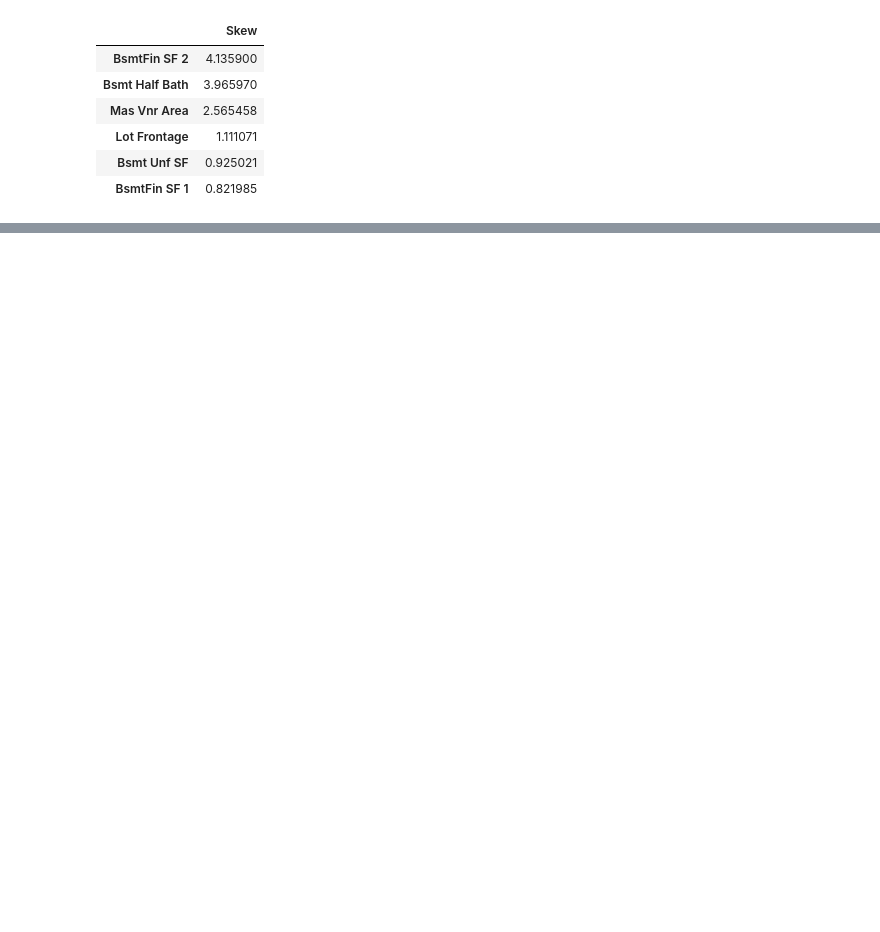
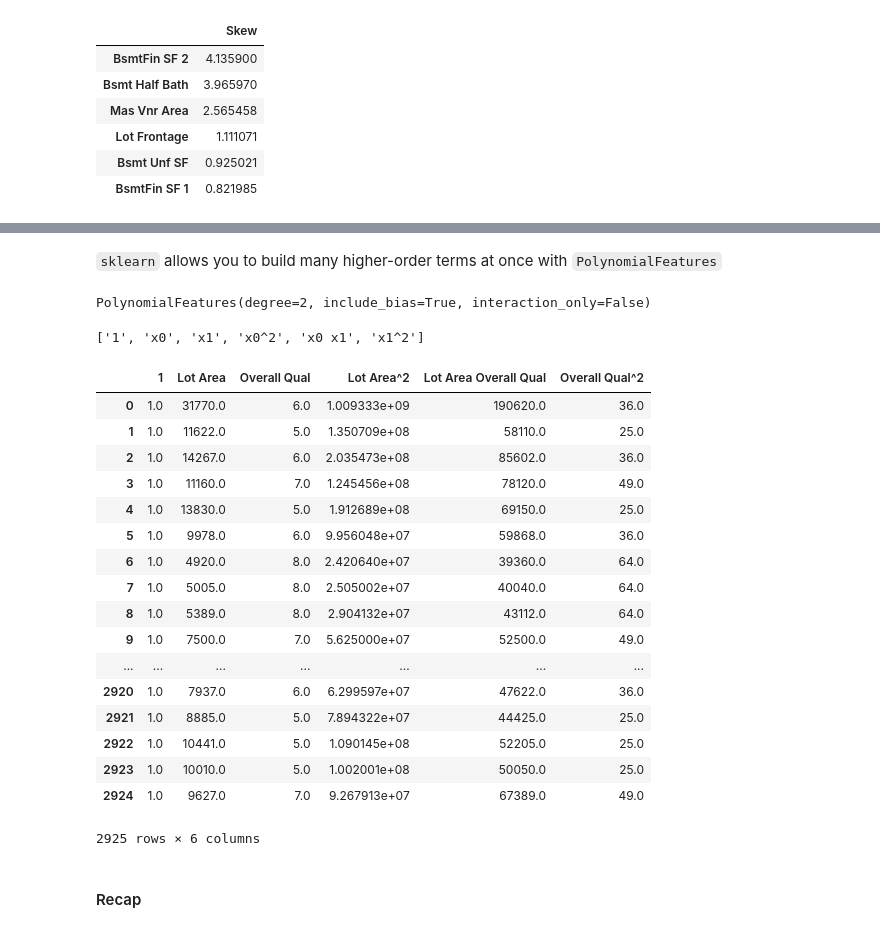
Before and after one commit to Shawvin/IBM-data-science, a Jupyter notebook: Exploratory Data Analysis/Feature Enginerring.ipynb, the cells around one changed output, grey strips where cells are left out. Cells and saved outputs as stored; diff of their text form; code cells hidden in the pictures; blank space fills up the shorter version.

```diff
--- a/Exploratory Data Analysis/Feature Enginerring.ipynb
+++ b/Exploratory Data Analysis/Feature Enginerring.ipynb
@@ -142,0 +468,2 @@ skew_cols
+# %% [markdown]
+`sklearn` allows you to build many higher-order terms at once with `PolynomialFeatures`
@@ -142,0 +472,39 @@ skew_cols
+# %%
+#Instantiate and provide desired degree;
+#   Note: degree=2 also includes intercept, degree 1 terms and cross terms
+
+pf=PolynomialFeatures(degree=2)
+# %%
+features=['Lot Area', 'Overall Qual']
+pf.fit(df[features])
+# %% [output]
+PolynomialFeatures(degree=2, include_bias=True, interaction_only=False)
+# %%
+pf.get_feature_names()
+# %% [output]
+['1', 'x0', 'x1', 'x0^2', 'x0 x1', 'x1^2']
+# %%
+feat_array=pf.transform(df[features])
+
+pd.DataFrame(feat_array, columns=pf.get_feature_names(input_features=features))
+# %% [output]
+|  | 1 | Lot Area | Overall Qual | Lot Area^2 | Lot Area Overall Qual | Overall Qual^2 |
+| 0 | 1.0 | 31770.0 | 6.0 | 1.009333e+09 | 190620.0 | 36.0 |
+| 1 | 1.0 | 11622.0 | 5.0 | 1.350709e+08 | 58110.0 | 25.0 |
+| 2 | 1.0 | 14267.0 | 6.0 | 2.035473e+08 | 85602.0 | 36.0 |
+| 3 | 1.0 | 11160.0 | 7.0 | 1.245456e+08 | 78120.0 | 49.0 |
+| 4 | 1.0 | 13830.0 | 5.0 | 1.912689e+08 | 69150.0 | 25.0 |
+| 5 | 1.0 | 9978.0 | 6.0 | 9.956048e+07 | 59868.0 | 36.0 |
+| 6 | 1.0 | 4920.0 | 8.0 | 2.420640e+07 | 39360.0 | 64.0 |
+| 7 | 1.0 | 5005.0 | 8.0 | 2.505002e+07 | 40040.0 | 64.0 |
+| 8 | 1.0 | 5389.0 | 8.0 | 2.904132e+07 | 43112.0 | 64.0 |
+| 9 | 1.0 | 7500.0 | 7.0 | 5.625000e+07 | 52500.0 | 49.0 |
+| ... | ... | ... | ... | ... | ... | ... |
+| 2920 | 1.0 | 7937.0 | 6.0 | 6.299597e+07 | 47622.0 | 36.0 |
+| 2921 | 1.0 | 8885.0 | 5.0 | 7.894322e+07 | 44425.0 | 25.0 |
+| 2922 | 1.0 | 10441.0 | 5.0 | 1.090145e+08 | 52205.0 | 25.0 |
+| 2923 | 1.0 | 10010.0 | 5.0 | 1.002001e+08 | 50050.0 | 25.0 |
+| 2924 | 1.0 | 9627.0 | 7.0 | 9.267913e+07 | 67389.0 | 49.0 |
+2925 rows × 6 columns
+# %% [markdown]
+#### Recap
```
Also changed, not shown: parts of 49 cells of this notebook, 6 other files.
